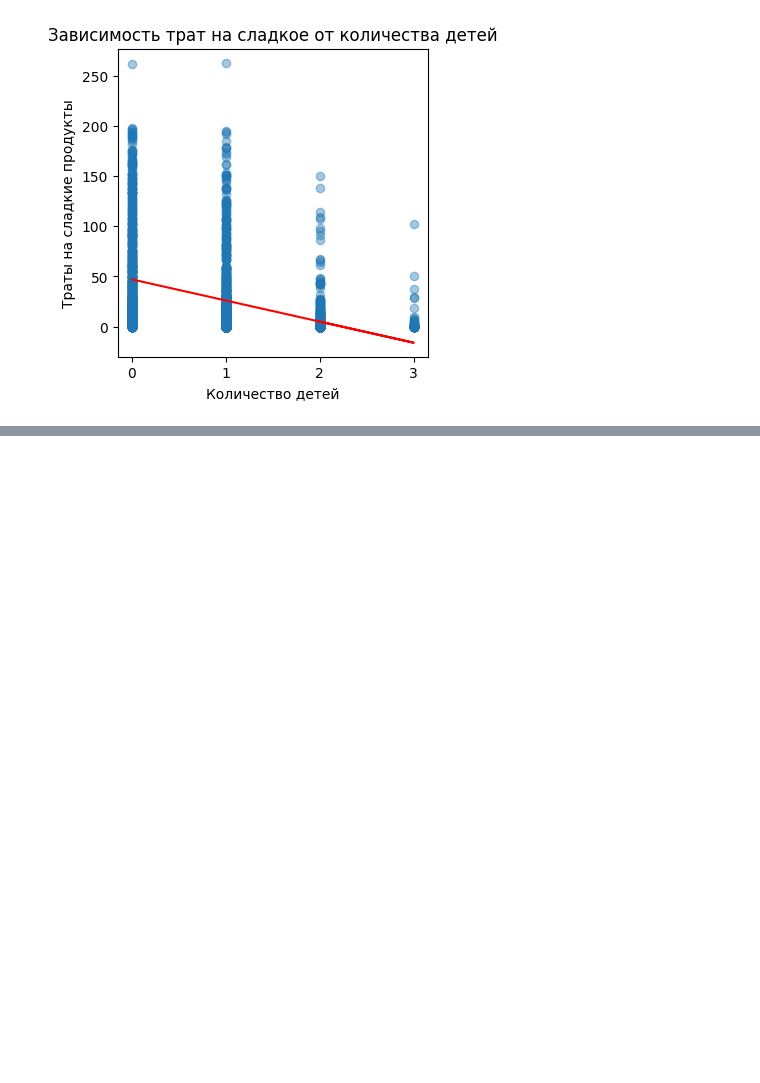
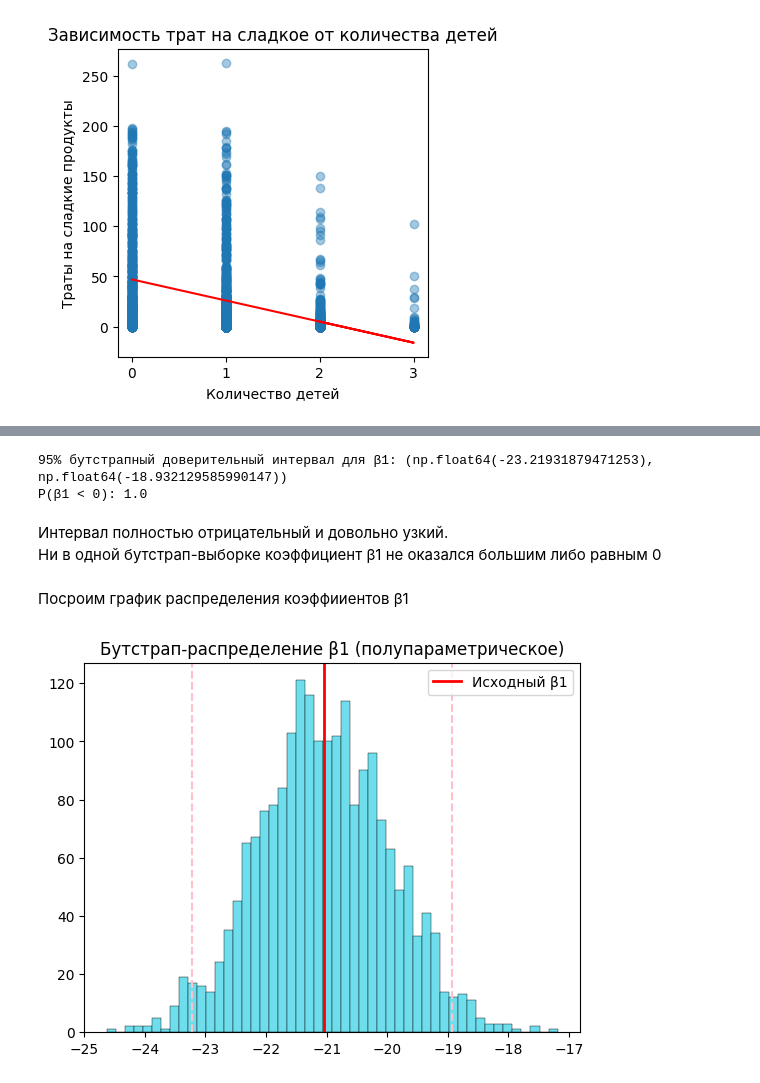
Before and after one commit to alferova-tv/Stats, a Jupyter notebook: bootstrap.ipynb, the cells around one changed output, grey strips where cells are left out. Saved outputs shown, nothing was run; the diff lists cells and outputs as text; code cells hidden in the pictures; blank space fills up the shorter version.

```diff
--- a/bootstrap.ipynb
+++ b/bootstrap.ipynb
@@ -80,11 +80,15 @@ data['num_children'] = data['Kidhome'] + data['Teenhome'] # новый стол
 x = np.array(data['num_children']).reshape(-1, 1) # независимая переменная
 y = np.array(data['MntSweetProducts']) # зависимая переменная
 
-model = LinearRegression().fit(x, y) # модель линейной регрессии
+model = LinearRegression().fit(x, y) # модель линейной регрессииё
+beta0 = model.intercept_
+beta1 = model.coef_[0]
 
 # посмотрим коэффициенты модели
 print("Intercept (β0):", model.intercept_)
 print("Slope (β1):", model.coef_[0])
+
+y_pred = model.predict(x)
 # %% [output]
 Intercept (β0): 47.05801280479697
 Slope (β1): -21.037552222989763
@@ -143,0 +165,44 @@ plt.show()
+# %%
+residuals = y - y_pred # остатки модели
+
+B = 2000
+boot_betas = []
+n = len(y)
+
+for _ in range(B):
+    # случайная выборка остатков с повторением
+    eps_star = np.random.choice(residuals, size=n, replace=True)
+
+    # генерируем новые y*
+    y_star = y_pred + eps_star
+
+    # обучаем регрессию на новых данных
+    model_star = LinearRegression().fit(x, y_star)
+    boot_betas.append(model_star.coef_[0])
+
+boot_betas = np.array(boot_betas)
+
+# Доверительный интервал
+ci_low = np.percentile(boot_betas, 2.5)
+ci_high = np.percentile(boot_betas, 97.5)
+
+print('95% бутстрапный доверительный интервал для β1:', (ci_low, ci_high))
+print('P(β1 < 0):', np.mean(boot_betas < 0))
+# %% [output]
+95% бутстрапный доверительный интервал для β1: (np.float64(-23.21931879471253), np.float64(-18.932129585990147))
+P(β1 < 0): 1.0
+# %% [markdown]
+Интервал полностью отрицательный и довольно узкий.
+Ни в одной бутстрап-выборке коэффициент β1 не оказался большим либо равным 0
+# %% [markdown]
+Посроим график распределения коэффииентов β1
+# %%
+plt.hist(boot_betas, bins=50, edgecolor='black', linewidth=0.3, color='#6EDEED')
+plt.axvline(beta1, color='red', linewidth=2, label='Исходный β1')
+plt.axvline(ci_low, color='pink', linestyle='--')
+plt.axvline(ci_high, color='pink', linestyle='--')
+plt.title("Бутстрап-распределение β1 (полупараметрическое)")
+plt.legend()
+plt.show()
+# %% [output]
+[figure, added]
```
Also changed, not shown: parts of 6 cells of this notebook, 25 other files.
